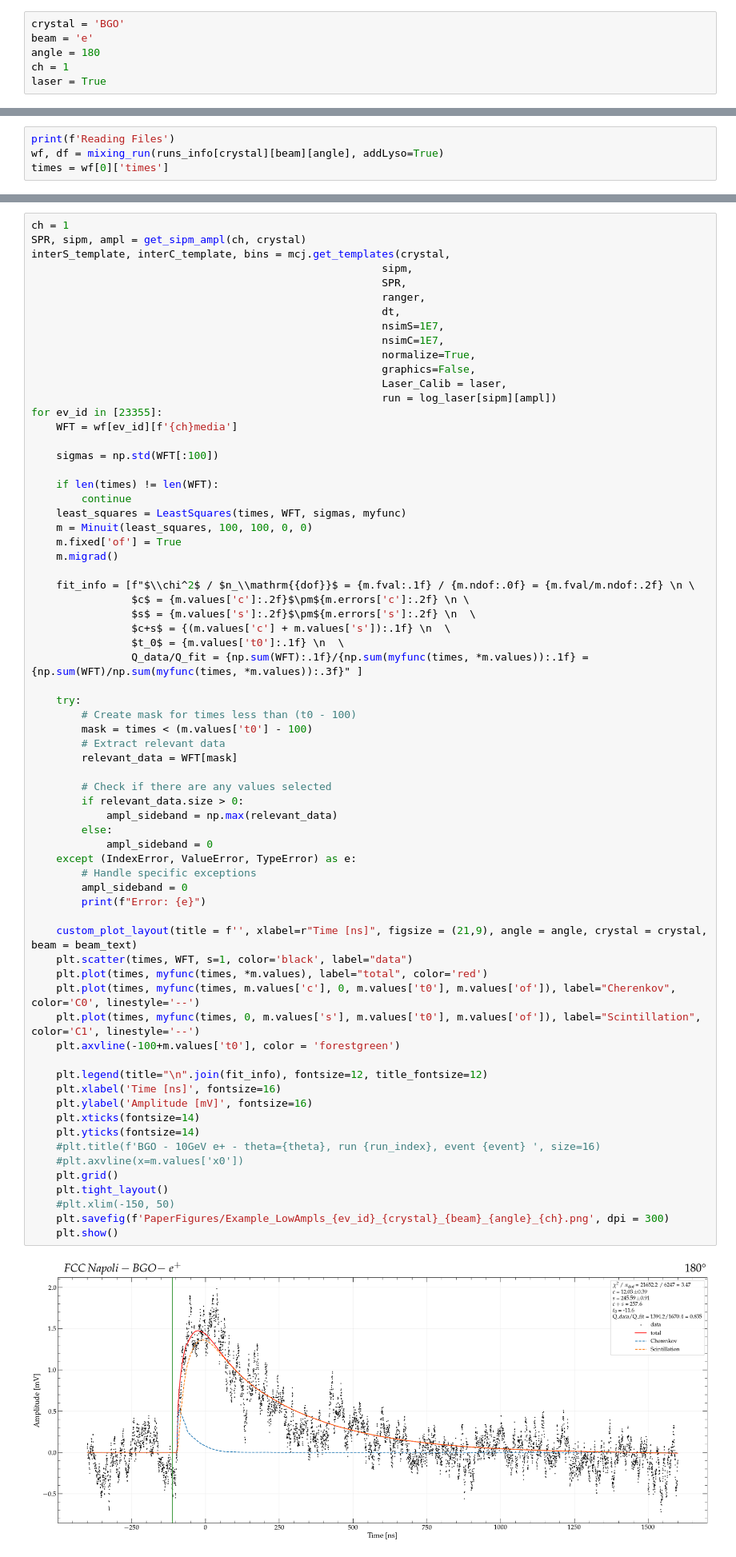
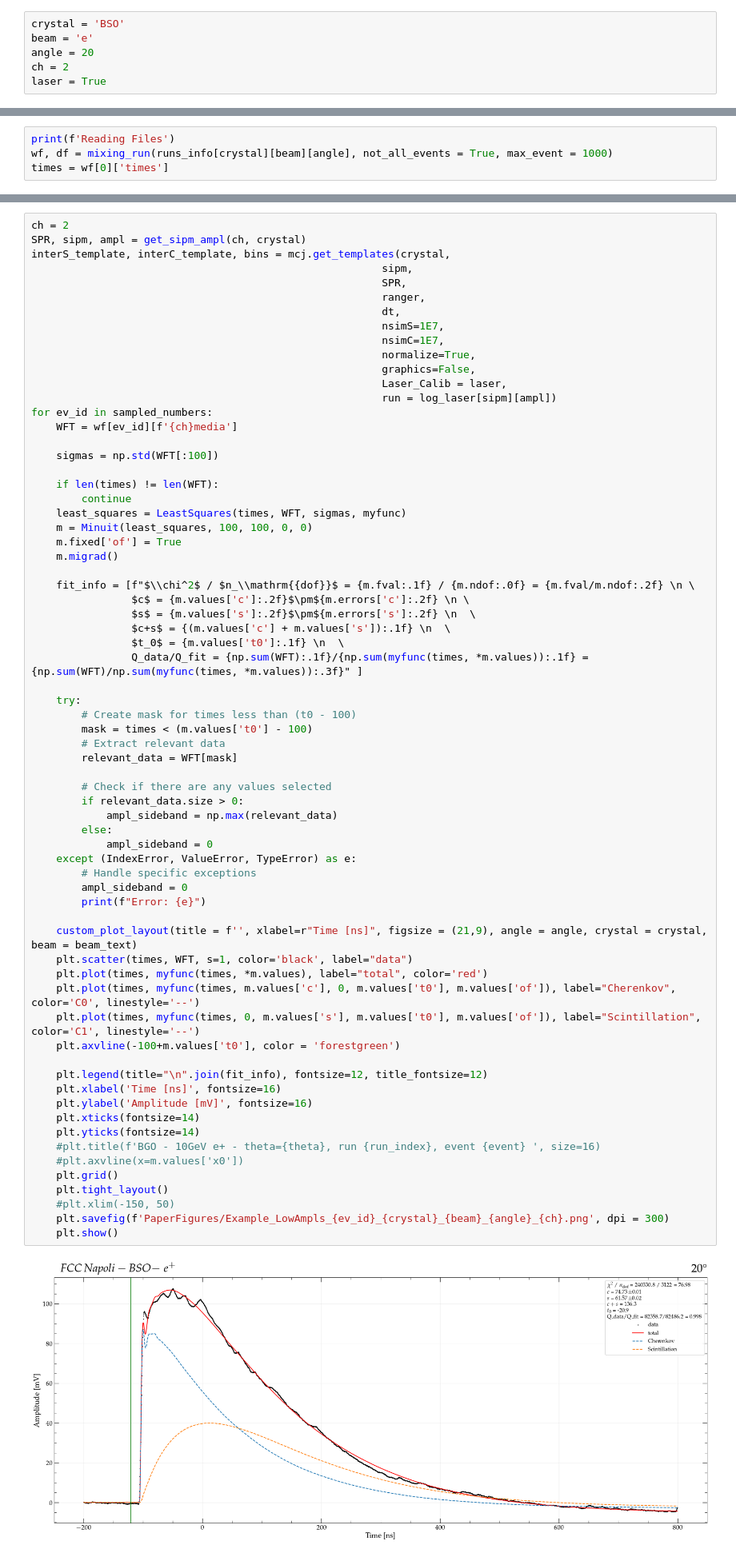
Before and after one commit to FCCNA/fcc-testbeam_analysis, a Jupyter notebook: CherenkovYieldFit.ipynb, the cells around one changed output, grey strips where cells are left out. Shown at 80% size. Saved outputs shown, nothing was run; the diff lists cells and outputs as text.

```diff
--- a/CherenkovYieldFit.ipynb
+++ b/CherenkovYieldFit.ipynb
@@ -48,10 +48,10 @@ make_dir('generic_figures')
 # %%
 import random
 # %%
-crystal = 'BGO'
+crystal = 'BSO'
 beam = 'e'
-angle = 180
-ch = 1
+angle = 20
+ch = 2
 laser = True
 # %%
 beam_text = r'$e^+$' if beam == 'e' else r'$\mu^+$'
@@ -69,7 +69,7 @@ mean =  {}
 df = {}
 # %%
 print(f'Reading Files')
-wf, df = mixing_run(runs_info[crystal][beam][angle], addLyso=True)
+wf, df = mixing_run(runs_info[crystal][beam][angle], not_all_events = True, max_event = 1000)
 times = wf[0]['times']
 # %% [output]
 Reading Files
@@ -136,7 +136,7 @@ npoints = len(times)
 def myfunc(x, c, s, t0, of):
     return mcj.wf_function(x, interS_template, interC_template, c, s, t0, of)
 # %%
-ch = 1
+ch = 2
 SPR, sipm, ampl = get_sipm_ampl(ch, crystal)
 interS_template, interC_template, bins = mcj.get_templates(crystal,
                                                         sipm,
@@ -149,7 +149,7 @@ interS_template, interC_template, bins = mcj.get_templates(crystal,
                                                         graphics=False,
                                                         Laser_Calib = laser,
                                                         run = log_laser[sipm][ampl])
-for ev_id in [23355]:
+for ev_id in sampled_numbers:
     WFT = wf[ev_id][f'{ch}media']
 
     sigmas = np.std(WFT[:100])
@@ -177,31 +177,31 @@ for ev_id in [23355]:
         # Check if there are any values selected
         if relevant_data.size > 0:
             ampl_sideband = np.max(relevant_data)
         else:
             ampl_sideband = 0
     except (IndexError, ValueError, TypeError) as e:
         # Handle specific exceptions
         ampl_sideband = 0
         print(f"Error: {e}")
 
     custom_plot_layout(title = f'', xlabel=r"Time [ns]", figsize = (21,9), angle = angle, crystal = crystal, beam = beam_text)
     plt.scatter(times, WFT, s=1, color='black', label="data")
     plt.plot(times, myfunc(times, *m.values), label="total", color='red')
     plt.plot(times, myfunc(times, m.values['c'], 0, m.values['t0'], m.values['of']), label="Cherenkov", color='C0', linestyle='--')
     plt.plot(times, myfunc(times, 0, m.values['s'], m.values['t0'], m.values['of']), label="Scintillation", color='C1', linestyle='--')
     plt.axvline(-100+m.values['t0'], color = 'forestgreen')
 
     plt.legend(title="\n".join(fit_info), fontsize=12, title_fontsize=12)
     plt.xlabel('Time [ns]', fontsize=16)
     plt.ylabel('Amplitude [mV]', fontsize=16)
     plt.xticks(fontsize=14)
     plt.yticks(fontsize=14)
     #plt.title(f'BGO - 10GeV e+ - theta={theta}, run {run_index}, event {event} ', size=16)
     #plt.axvline(x=m.values['x0'])
     plt.grid()
     plt.tight_layout()
     #plt.xlim(-150, 50)
     plt.savefig(f'PaperFigures/Example_LowAmpls_{ev_id}_{crystal}_{beam}_{angle}_{ch}.png', dpi = 300)
     plt.show()
 # %% [output]
-[figure, old version]
+[figure, new version]
```
Also changed, not shown: parts of 5 cells of this notebook, 5 other files.
